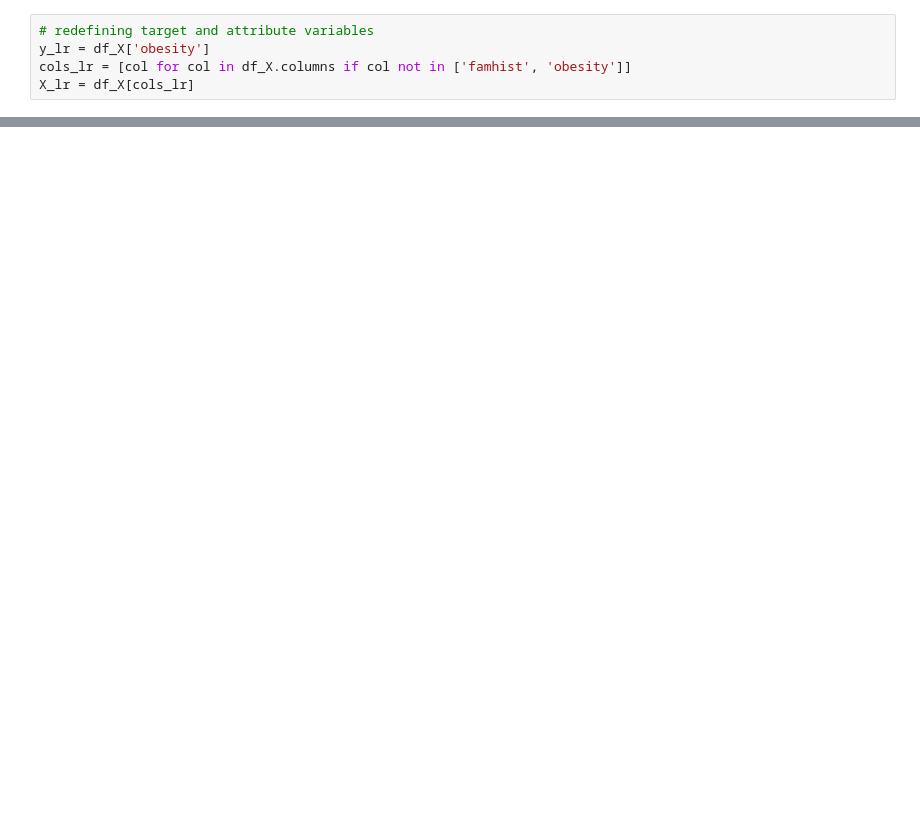
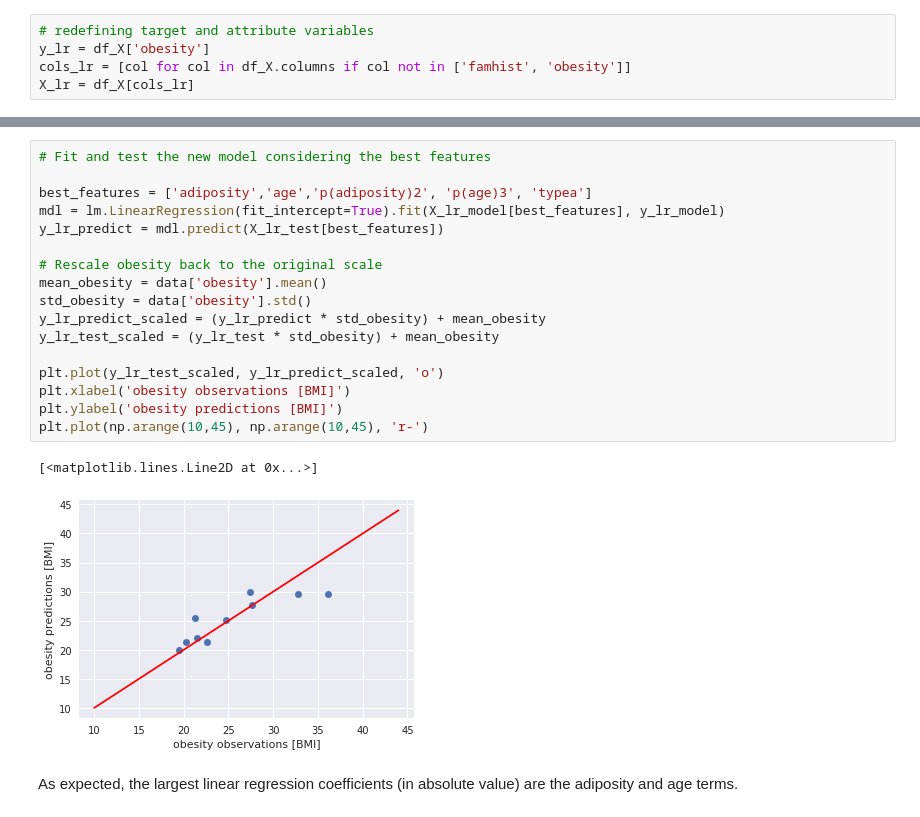
Before and after one commit to benbenasque/machine_learning_tutorials, a Jupyter notebook: machine_learning_exercise.ipynb, the cells around one changed output, grey strips where cells are left out. Saved outputs shown, nothing was run; the diff lists cells and outputs as text; blank space fills up the shorter version.

```diff
--- a/machine_learning_exercise.ipynb
+++ b/machine_learning_exercise.ipynb
@@ -474,0 +477,22 @@ lreg.inspect_cvfold_residuals(X_lr, y_lr, df_features)
+# %%
+# Fit and test the new model considering the best features
+
+best_features = ['adiposity','age','p(adiposity)2', 'p(age)3', 'typea']
+mdl = lm.LinearRegression(fit_intercept=True).fit(X_lr_model[best_features], y_lr_model)
+y_lr_predict = mdl.predict(X_lr_test[best_features])
+
+# Rescale obesity back to the original scale
+mean_obesity = data['obesity'].mean()
+std_obesity = data['obesity'].std()
+y_lr_predict_scaled = (y_lr_predict * std_obesity) + mean_obesity
+y_lr_test_scaled = (y_lr_test * std_obesity) + mean_obesity
+
+plt.plot(y_lr_test_scaled, y_lr_predict_scaled, 'o')
+plt.xlabel('obesity observations [BMI]')
+plt.ylabel('obesity predictions [BMI]')
+plt.plot(np.arange(10,45), np.arange(10,45), 'r-')
+# %% [output]
+[<matplotlib.lines.Line2D at 0x...>]
+[figure, added]
+# %% [markdown]
+As expected, the largest linear regression coefficients (in absolute value) are the adiposity and age terms.
```
Also changed, not shown: parts of 12 cells of this notebook.
